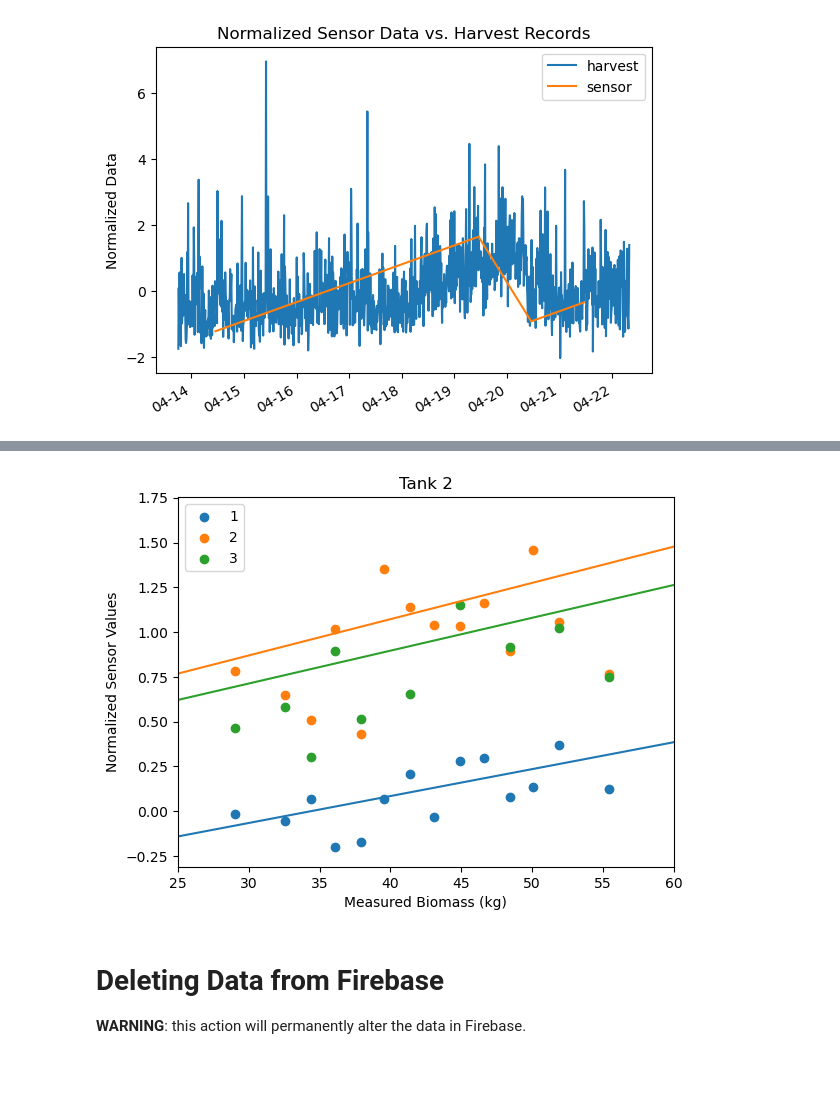
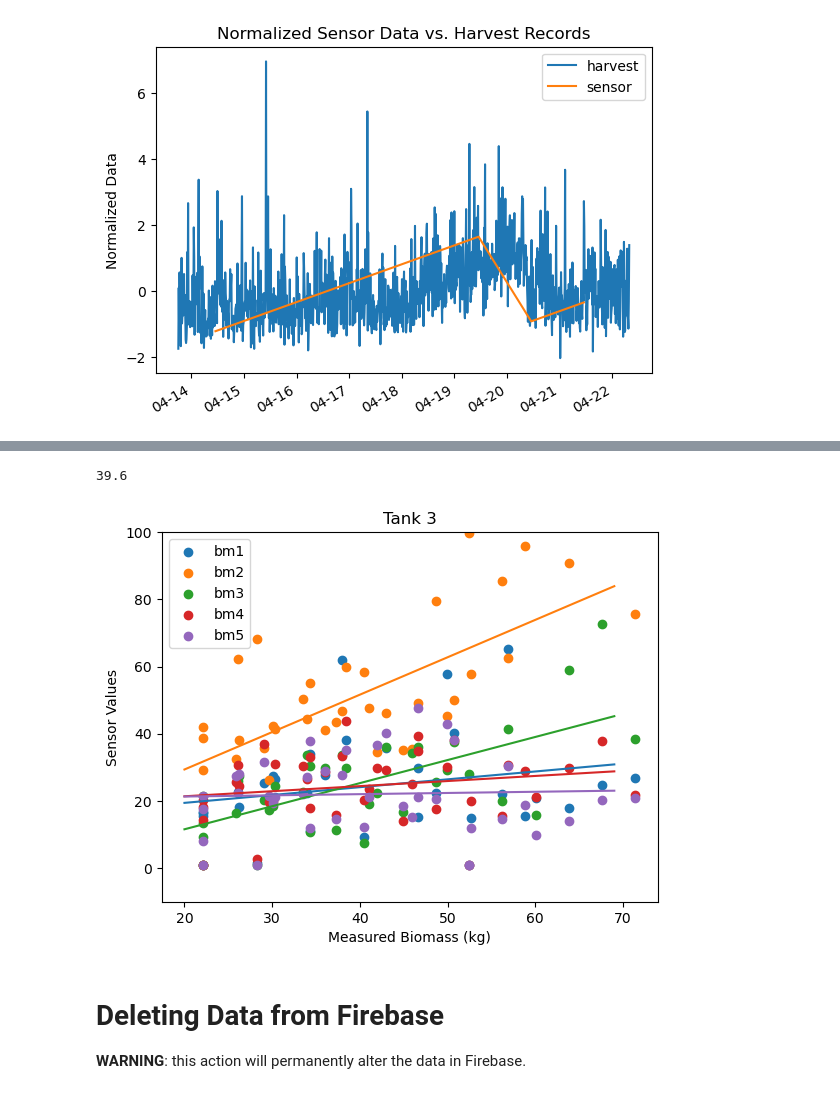
Before and after one commit to wFairmanOlin/Biomass, a Jupyter notebook: data/process_data.ipynb, the cells around one changed output, grey strips where cells are left out. Drawn from its saved outputs; the diff is of its cells as text; code cells hidden in the pictures.

```diff
--- a/data/process_data.ipynb
+++ b/data/process_data.ipynb
@@ -336,10 +332,10 @@ Text(0, 0.5, 'Normalized Data')
 [figure]
 # %%
 
-dt = np.array(bm2.d_dt)
+dt = np.array(bm1.d_dt)
 n_dt = np.array([i for i in dt if i.hour < 6 or i.hour > 21])
 n_mask = np.isin(dt, n_dt)
-n_g = bm2.g[n_mask]
+n_g = bm1.g[n_mask]
 
 lower = datetime(2023, 4, 13, hour=18)
 lower = pytz.timezone("US/Eastern").localize(lower)
@@ -447,20 +404,31 @@ plt.show()
-# %%
-plt.figure()
-plt.scatter(h[s == 1], d[s == 1])
-plt.scatter(h[s == 2], d[s == 2])
-plt.scatter(h[s == 3], d[s == 3])
-plt.plot(x, y1)
-plt.plot(x, y2)
-plt.plot(x, y3)
-plt.legend(['1', '2', '3'])
-plt.title("Tank 2")
-plt.xlim([25, 60])
-plt.xlabel("Measured Biomass (kg)")
-plt.ylabel("Normalized Sensor Values")
-plt.savefig("bmass_tank2.png")
-plt.show()
-# %% [output]
-[figure, removed]
+# %%
+h = np.array(harvest_values)
+g = np.array(g_values)
+s = np.array(sensor_ids)
+d = np.array(diff_values)
+
+print(len(h) / 5)
+plt.figure()
+x = np.arange(20, 70)
+
+for i in range(1, 6):
+    h_i = h[(s == i) & (d < 100)]
+    d_i = d[(s == i) & (d < 100)]
+    step, offset = np.polyfit(h_i, d_i, 1)
+    y = x * step + offset
+    plt.scatter(h_i, d_i, label='bm' + str(i))
+    plt.plot(x, y, label='_nolegend_')
+
+plt.legend()
+plt.ylim(-10, 100)
+plt.title("Tank 3")
+plt.xlabel("Measured Biomass (kg)")
+plt.ylabel("Sensor Values")
+plt.savefig("bmass_tank3.png")
+plt.show()
+# %% [output]
+39.6
+[figure, added]
 # %% [markdown]
 # Deleting Data from Firebase
 
```
Also changed, not shown: parts of 12 cells of this notebook, 10 other files.
